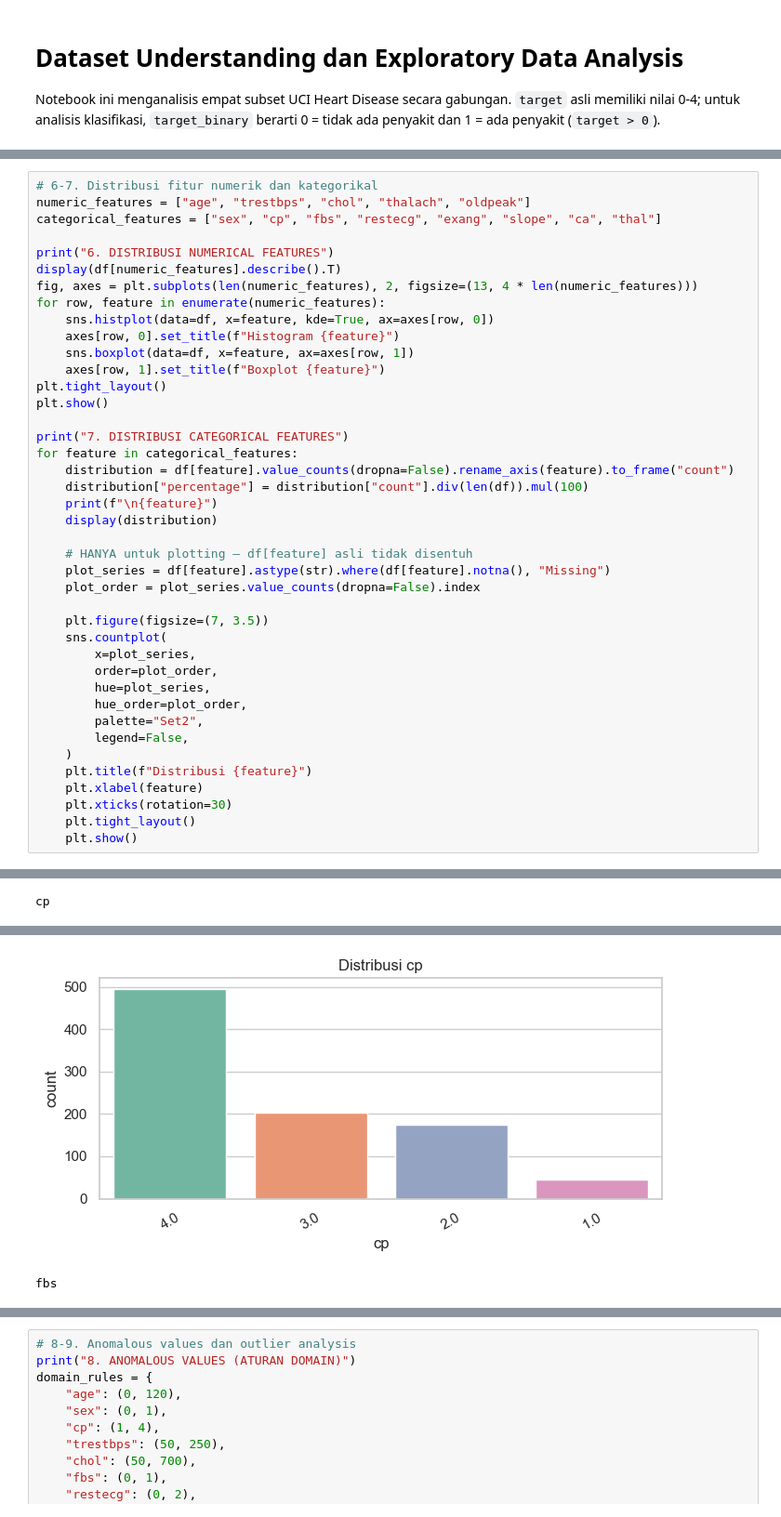
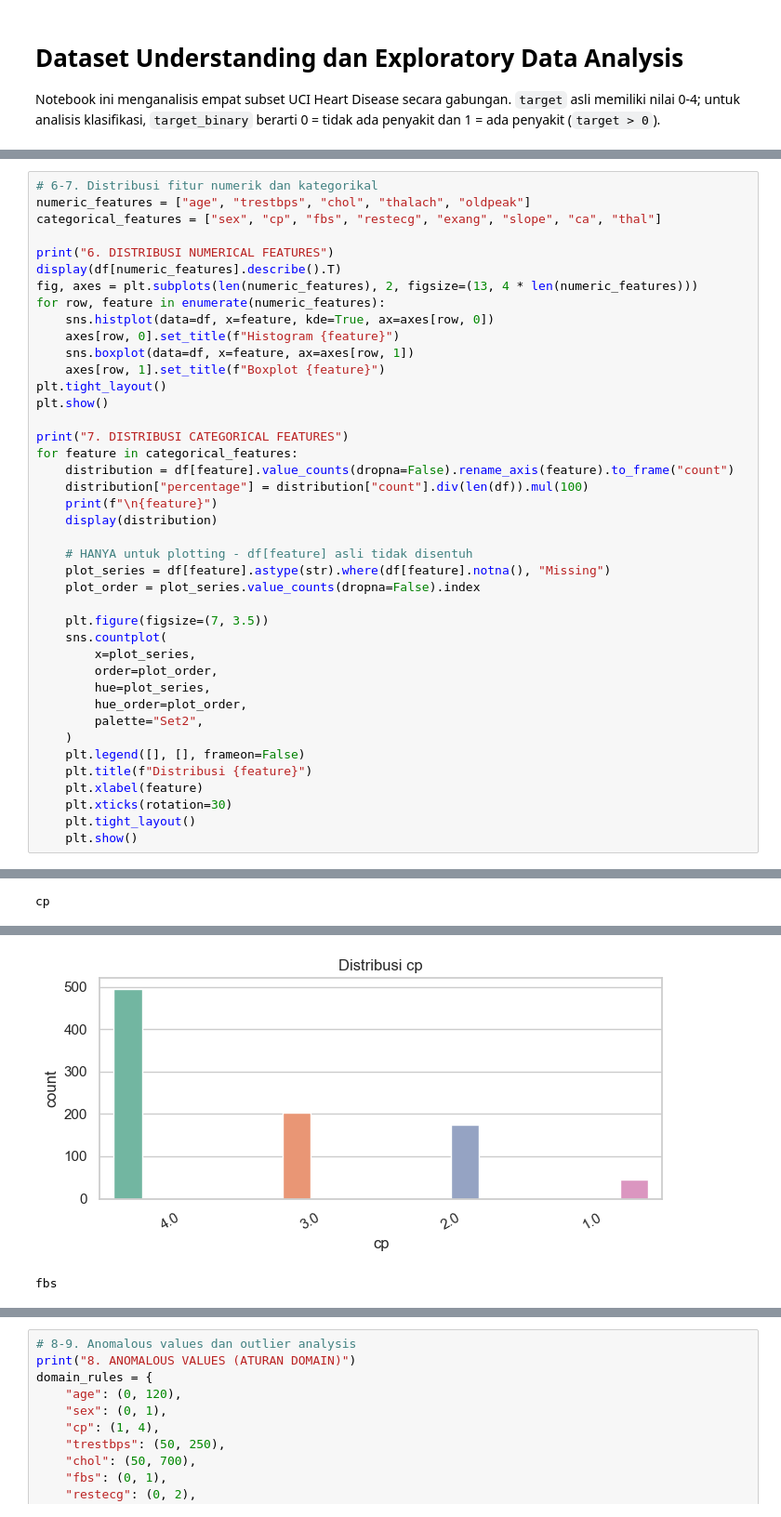
Before and after one commit to akmaliarizka5/data_science_project, a Jupyter notebook: Replication.ipynb, the cells around one changed output, grey strips where cells are left out. Shown at 93% size. Cells and saved outputs as stored; diff of their text form.

```diff
--- a/Replication.ipynb
+++ b/Replication.ipynb
@@ -207,7 +207,7 @@ for feature in categorical_features:
     print(f"\n{feature}")
     display(distribution)
 
-    # HANYA untuk plotting — df[feature] asli tidak disentuh
+    # HANYA untuk plotting - df[feature] asli tidak disentuh
     plot_series = df[feature].astype(str).where(df[feature].notna(), "Missing")
     plot_order = plot_series.value_counts(dropna=False).index
 
@@ -218,8 +218,8 @@ for feature in categorical_features:
         hue=plot_series,
         hue_order=plot_order,
         palette="Set2",
-        legend=False,
     )
+    plt.legend([], [], frameon=False)
     plt.title(f"Distribusi {feature}")
     plt.xlabel(feature)
     plt.xticks(rotation=30)
@@ -245,11 +245,11 @@ sex
 cp
 |  | count | percentage |
 | cp |  |  |
 | 4.000 | 496 | 53.913 |
 | 3.000 | 204 | 22.174 |
 | 2.000 | 174 | 18.913 |
 | 1.000 | 46 | 5.000 |
-[figure, old version]
+[figure, new version]
 fbs
 |  | count | percentage |
 | fbs |  |  |
```
Also changed, not shown: parts of 7 cells of this notebook.
